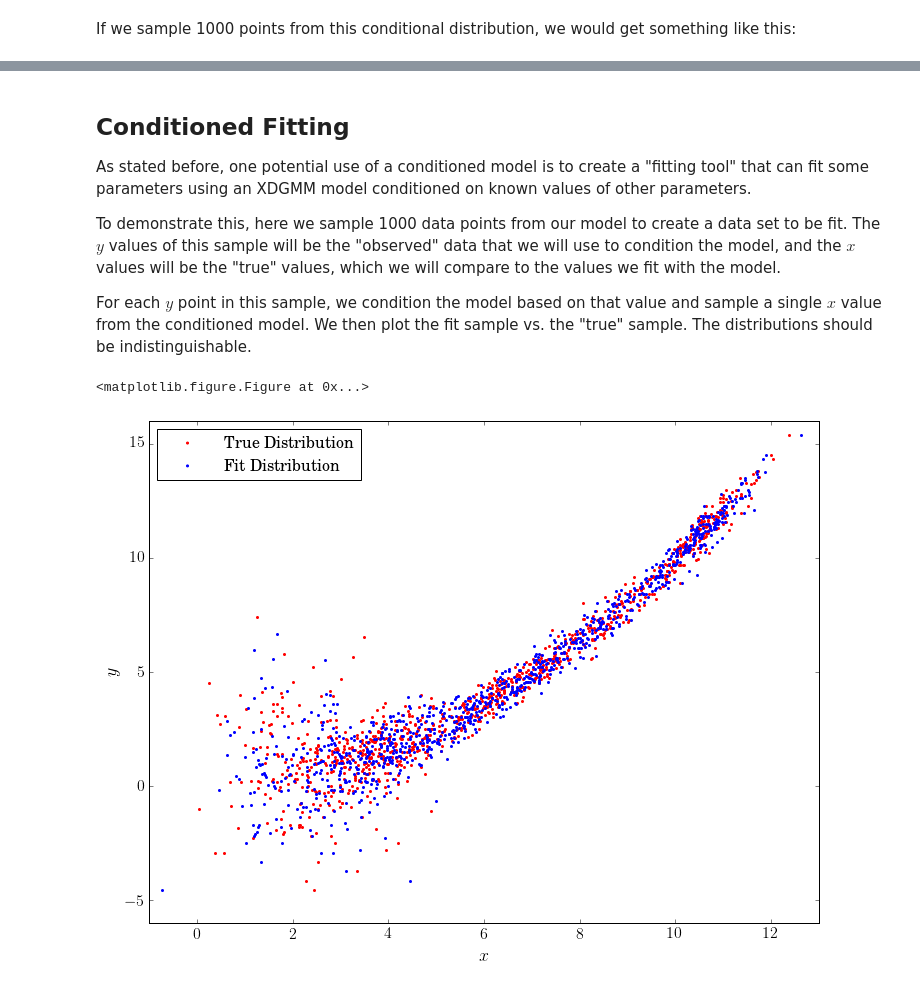
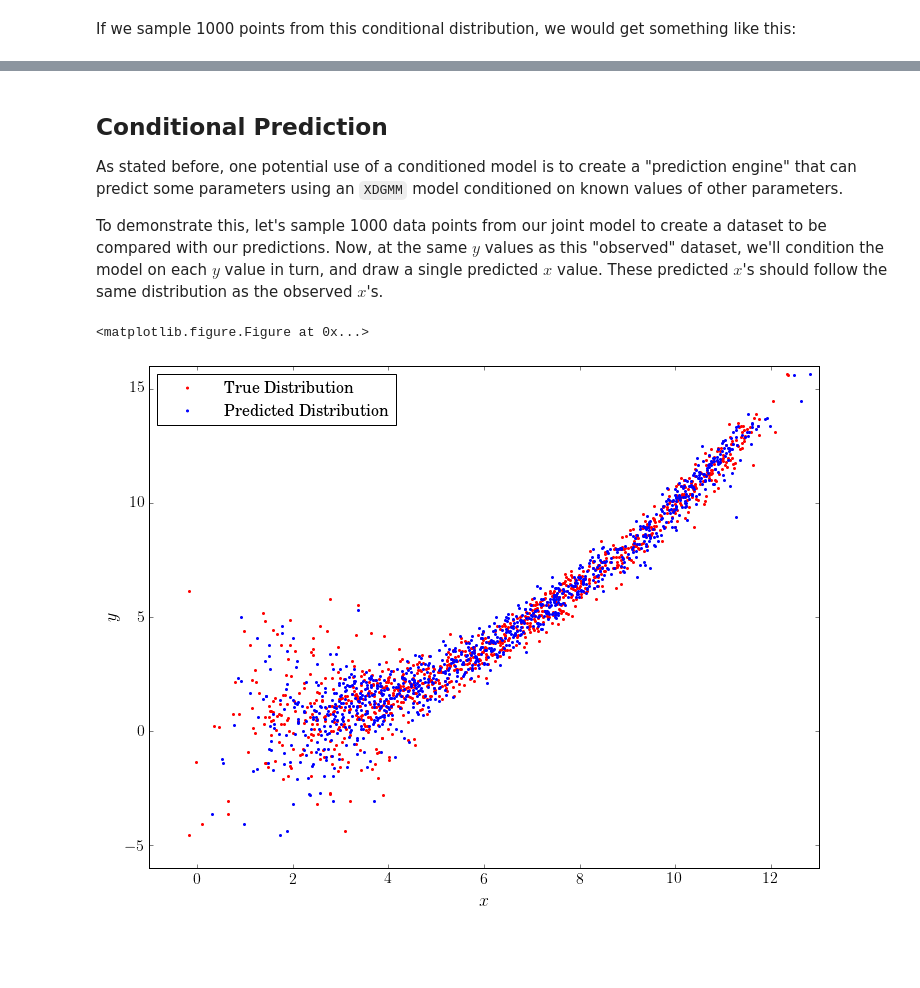
Before and after one commit to tholoien/XDGMM, a Jupyter notebook: Notebooks/Demo.ipynb, the cells around one changed output, grey strips where cells are left out. Drawn from its saved outputs; the diff is of its cells as text; code cells hidden in the pictures; blank space fills up the shorter version.

```diff
--- a/Notebooks/Demo.ipynb
+++ b/Notebooks/Demo.ipynb
@@ -114,4 +133,4 @@ Based on the BIC results, 5 components is an optimal number to model these data.
 Now that we know the best number of components to use, we can fit the data. First set the number of components, then perform the fit.
 # %%
 xdgmm.n_components = optimal_n_comp
-xdgmm = xdgmm.fit(X, Xerr)
+xdgmm.fit(X, Xerr)
@@ -201,25 +238,27 @@ plot_cond_sample(cond_sample,y)
 # %% [markdown]
-## Conditioned Fitting
+## Conditional Prediction
 
-As stated before, one potential use of a conditioned model is to create a "fitting tool" that can fit some parameters using an XDGMM model conditioned on known values of other parameters.
+As stated before, one potential use of a conditioned model is to create a "prediction engine" that can predict some parameters using an `XDGMM` model conditioned on known values of other parameters.
 
-To demonstrate this, here we sample 1000 data points from our model to create a data set to be fit. The $y$ values of this sample will be the "observed" data that we will use to condition the model, and the $x$ values will be the "true" values, which we will compare to the values we fit with the model.
-
-For each $y$ point in this sample, we condition the model based on that value and sample a single $x$ value from the conditioned model. We then plot the fit sample vs. the "true" sample. The distributions should be indistinguishable.
+To demonstrate this, let's sample 1000 data points from our joint model to create a dataset to be compared with our predictions. Now, at the same $y$ values as this "observed" dataset, we'll condition the model on each $y$ value in turn, and draw a single predicted $x$ value. These predicted $x$'s should follow the same distribution as the observed $x$'s.
-# %%
-true_sample = xdgmm.sample(1000)
-true_x = true_sample[:,0]
-y = true_sample[:,1]
-fit_x = []
-
-for i in y:
-    tmp=np.array([np.nan,i])
-    cond_gmm = xdgmm.condition(tmp)
-    fit_x.append(cond_gmm.sample())
-
-fit_x = np.array(fit_x)
-
-plot_fit(y, true_x, fit_x)
-# %% [output]
-<matplotlib.figure.Figure at 0x...>
-[figure, removed]
+# %%
+# Simulate a dataset:
+true_sample = xdgmm.sample(1000)
+true_x = true_sample[:,0]
+y = true_sample[:,1]
+
+# Predict x values given y values:
+predicted_x = np.array([])
+for this_y in y:
+    # Specify y-conditioning to apply to P(x,y):
+    on_this = np.array([np.nan,this_y])
+    # Compute conditional PDF P(x|y):
+    cond_gmm = xdgmm.condition(on_this)
+    # Draw a sample x value from this PDF, and add it to the growing list
+    predicted_x = np.append(predicted_x, cond_gmm.sample())
+
+# Plot the two datasets, to compare the true x and the predicted x:
+plot_conditional_predictions(y, true_x, predicted_x)
+# %% [output]
+<matplotlib.figure.Figure at 0x...>
+[figure, added]
```
Also changed, not shown: parts of 19 cells of this notebook, 2 other files.
